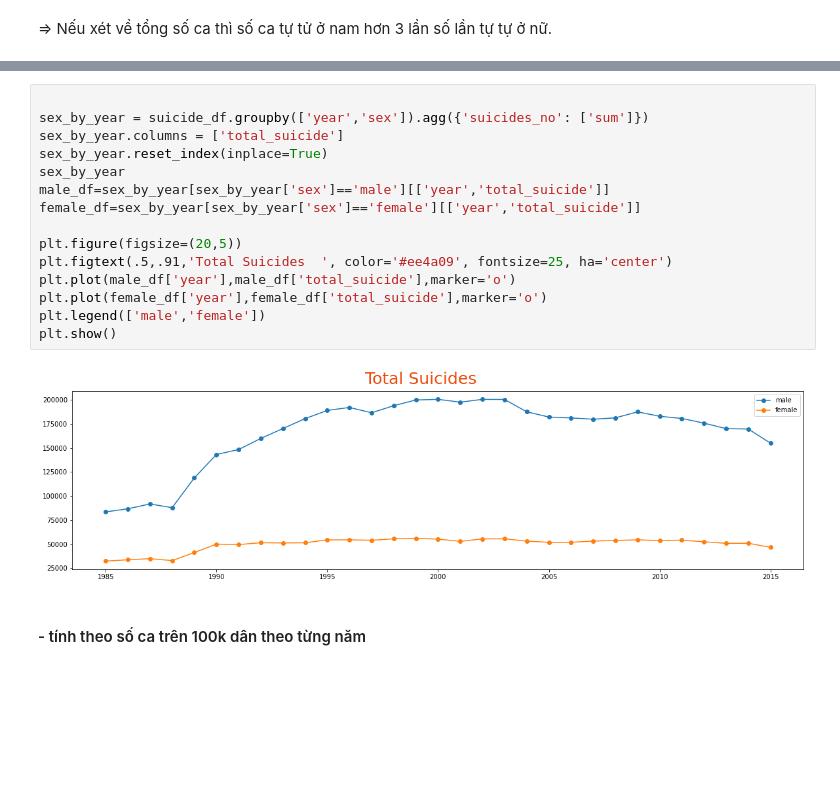
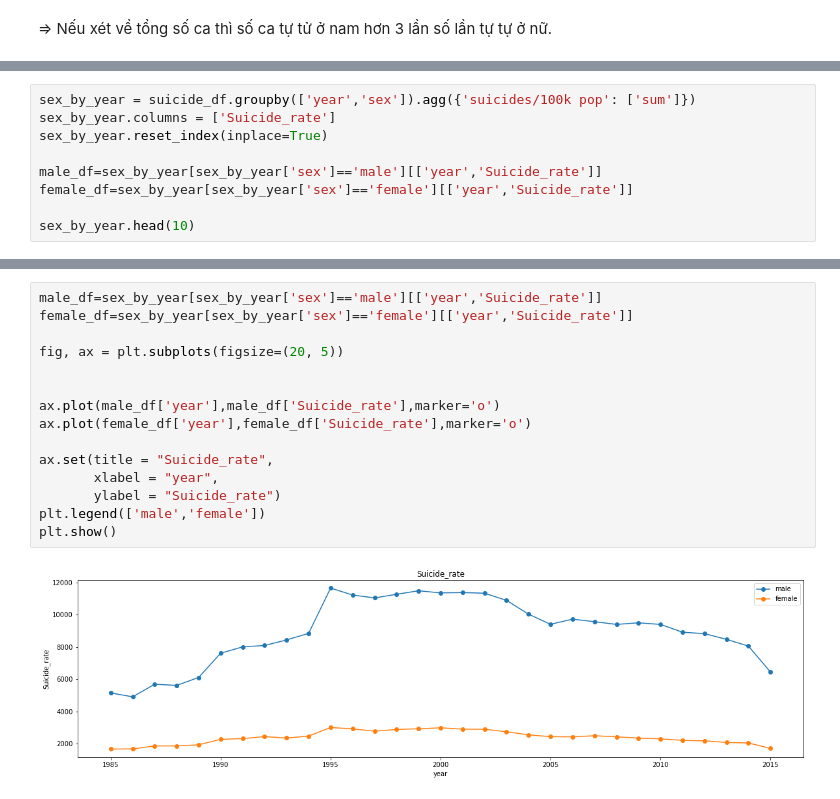
Before and after one commit to huynguyen1999/FinalProject-P4DS, a Jupyter notebook: 1712496-1712556.ipynb, the cells around one changed output, grey strips where cells are left out. Cells and saved outputs as stored; diff of their text form; blank space fills up the shorter version.

```diff
--- a/1712496-1712556.ipynb
+++ b/1712496-1712556.ipynb
@@ -540,0 +554,9 @@ Name: suicides_no, dtype: int64
+# %%
+sex_by_year = suicide_df.groupby(['year','sex']).agg({'suicides/100k pop': ['sum']})
+sex_by_year.columns = ['Suicide_rate']
+sex_by_year.reset_index(inplace=True)
+
+male_df=sex_by_year[sex_by_year['sex']=='male'][['year','Suicide_rate']]
+female_df=sex_by_year[sex_by_year['sex']=='female'][['year','Suicide_rate']]
+
+sex_by_year.head(10)
@@ -541,19 +575,17 @@ Name: suicides_no, dtype: int64
 # %%
+male_df=sex_by_year[sex_by_year['sex']=='male'][['year','Suicide_rate']]
+female_df=sex_by_year[sex_by_year['sex']=='female'][['year','Suicide_rate']]
 
-sex_by_year = suicide_df.groupby(['year','sex']).agg({'suicides_no': ['sum']})
-sex_by_year.columns = ['total_suicide']
-sex_by_year.reset_index(inplace=True)
-sex_by_year
-male_df=sex_by_year[sex_by_year['sex']=='male'][['year','total_suicide']]
-female_df=sex_by_year[sex_by_year['sex']=='female'][['year','total_suicide']]
+fig, ax = plt.subplots(figsize=(20, 5))
 
-plt.figure(figsize=(20,5))
-plt.figtext(.5,.91,'Total Suicides  ', color='#ee4a09', fontsize=25, ha='center')
-plt.plot(male_df['year'],male_df['total_suicide'],marker='o')
-plt.plot(female_df['year'],female_df['total_suicide'],marker='o')
+
+ax.plot(male_df['year'],male_df['Suicide_rate'],marker='o')
+ax.plot(female_df['year'],female_df['Suicide_rate'],marker='o')
+
+ax.set(title = "Suicide_rate",
+       xlabel = "year",
+       ylabel = "Suicide_rate")
 plt.legend(['male','female'])
 plt.show()
 # %% [output]
-[figure, old version]
+[figure, new version]
-# %% [markdown]
-#### - tính theo số ca trên 100k dân theo từng năm
```
Also changed, not shown: parts of 44 cells of this notebook.
